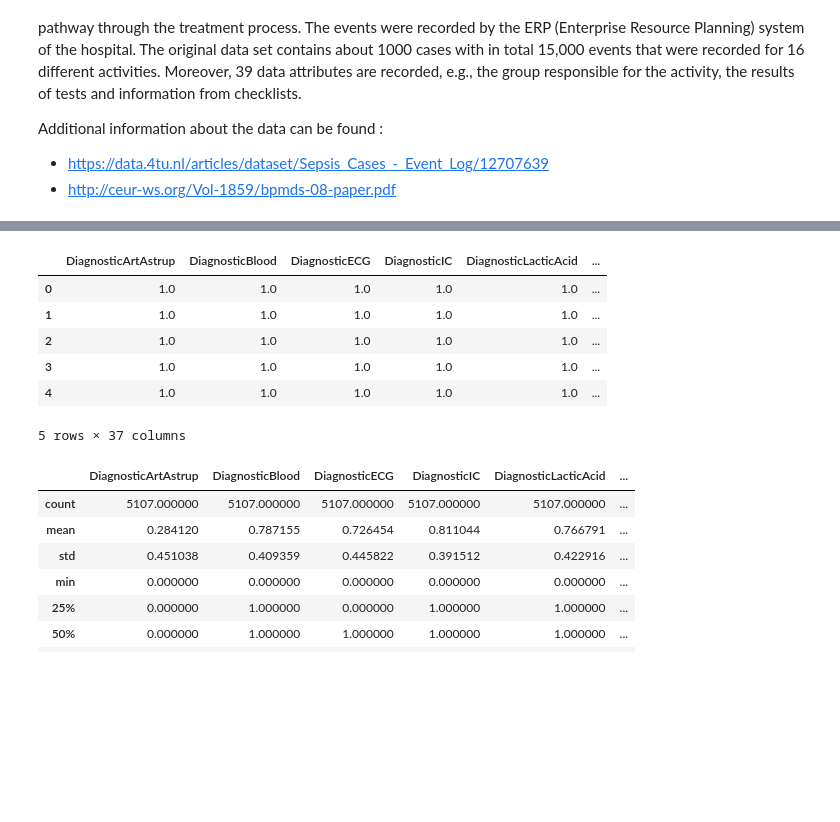
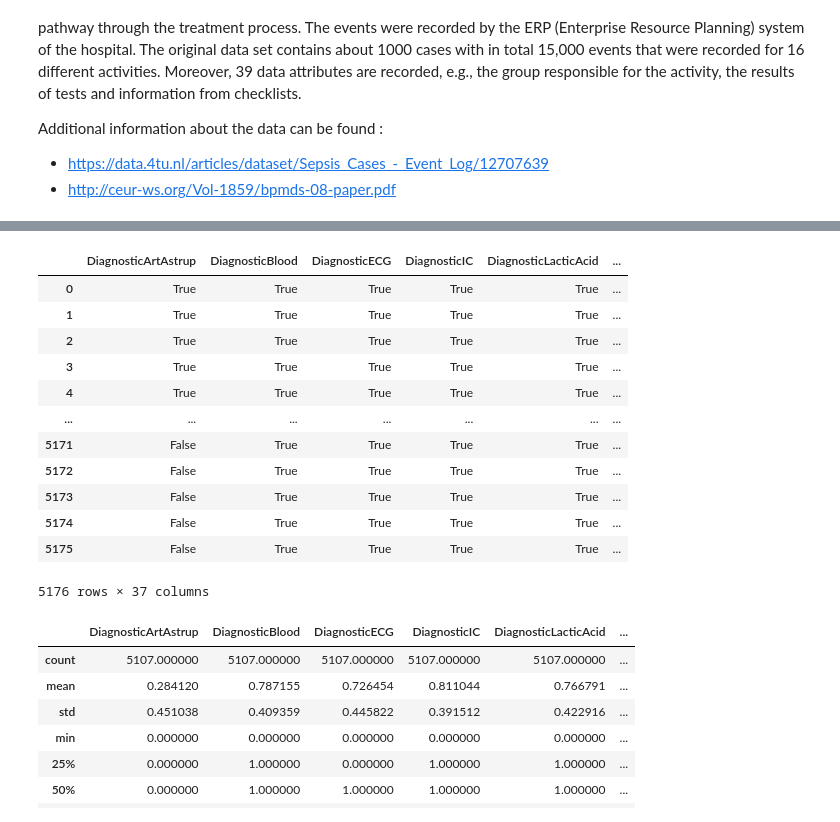
Before and after one commit to MacSuperior/APML-2, a Jupyter notebook: daniel-exploration2.ipynb, the cells around one changed output, grey strips where cells are left out. Saved outputs shown, nothing was run; the diff lists cells and outputs as text; code cells hidden in the pictures; blank space fills up the shorter version.

```diff
--- a/daniel-exploration2.ipynb
+++ b/daniel-exploration2.ipynb
@@ -74,15 +76,21 @@ Index(['DiagnosticArtAstrup', 'DiagnosticBlood', 'DiagnosticECG',
 ['ER Sepsis Triage' 'ER Triage' 'Leucocytes' 'CRP' 'LacticAcid'
  'ER Registration']
 # %%
-data_sepsis.head()
+data_sepsis
 # %% [output]
 |  | DiagnosticArtAstrup | DiagnosticBlood | DiagnosticECG | DiagnosticIC | DiagnosticLacticAcid | ... |
-| 0 | 1.0 | 1.0 | 1.0 | 1.0 | 1.0 | ... |
-| 1 | 1.0 | 1.0 | 1.0 | 1.0 | 1.0 | ... |
-| 2 | 1.0 | 1.0 | 1.0 | 1.0 | 1.0 | ... |
-| 3 | 1.0 | 1.0 | 1.0 | 1.0 | 1.0 | ... |
-| 4 | 1.0 | 1.0 | 1.0 | 1.0 | 1.0 | ... |
+| 0 | True | True | True | True | True | ... |
+| 1 | True | True | True | True | True | ... |
+| 2 | True | True | True | True | True | ... |
+| 3 | True | True | True | True | True | ... |
+| 4 | True | True | True | True | True | ... |
+| ... | ... | ... | ... | ... | ... | ... |
+| 5171 | False | True | True | True | True | ... |
+| 5172 | False | True | True | True | True | ... |
+| 5173 | False | True | True | True | True | ... |
+| 5174 | False | True | True | True | True | ... |
+| 5175 | False | True | True | True | True | ... |
-5 rows × 37 columns
+5176 rows × 37 columns
 # %%
 data_sepsis.describe()
 # %% [output]
```
Also changed, not shown: parts of 31 cells of this notebook, 1 other file.
